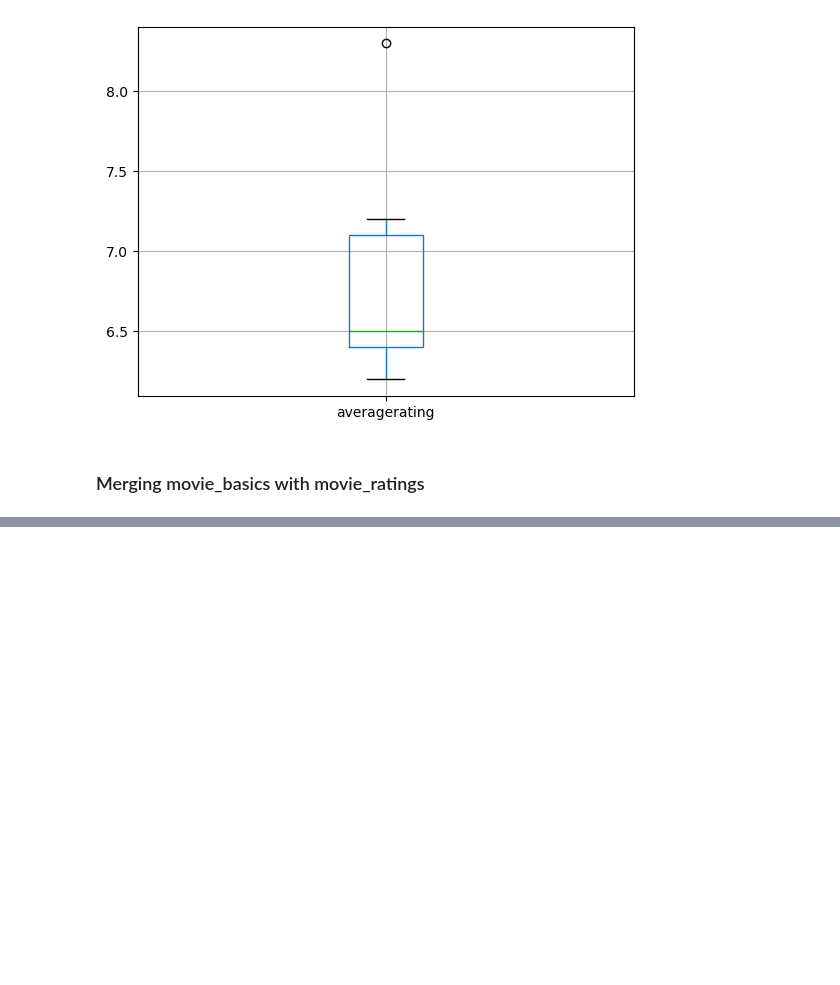
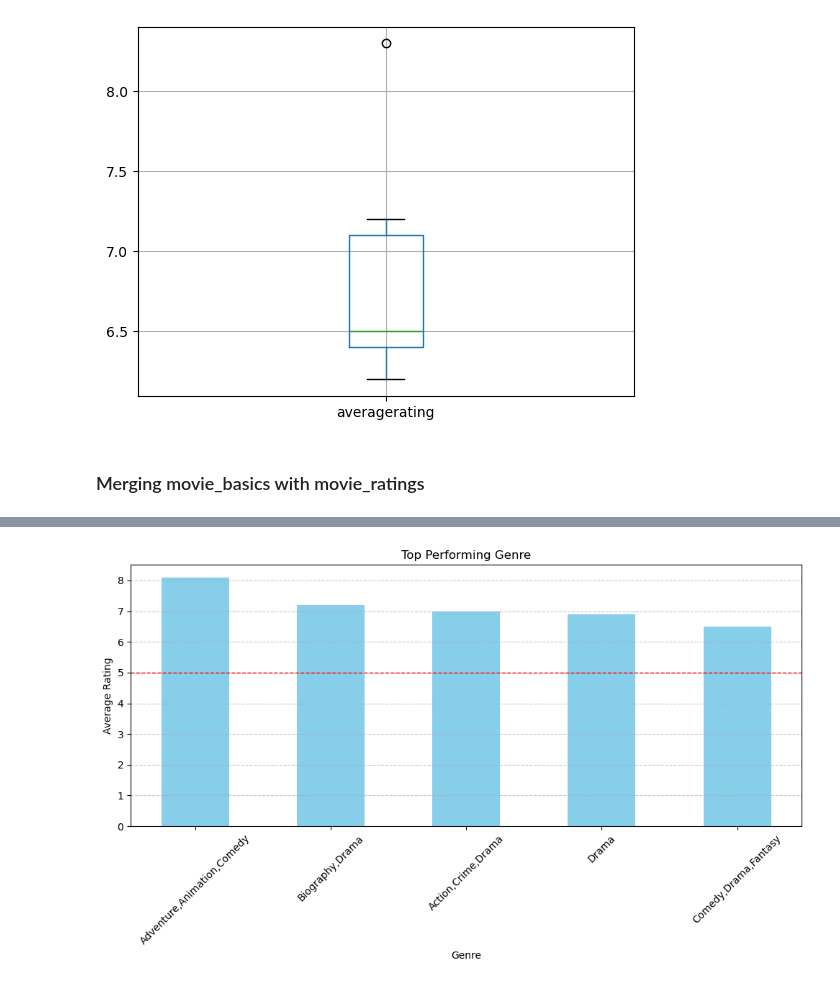
Before and after one commit to juliettmwaura/dsc-phase-1-project-v2-4, a Jupyter notebook: student.ipynb, the cells around one changed output, grey strips where cells are left out. Cells and saved outputs as stored; diff of their text form; code cells hidden in the pictures; blank space fills up the shorter version.

```diff
--- a/student.ipynb
+++ b/student.ipynb
@@ -508,0 +509,5 @@ dfbt.head
+# %%
+#finding the top 5 most performing genre
+movie_genre = dfbt.groupby('genres')['averagerating'].median().sort_values(ascending=False)
+mv_genre = movie_genre.head()
+mv_genre
@@ -508,0 +522,30 @@ dfbt.head
+# %%
+# Sample data
+genres = ['Adventure,Animation,Comedy', 'Biography,Drama', 'Action,Crime,Drama', 'Drama', 'Comedy,Drama,Fantasy']
+ratings = mv_genre
+
+# Create bar plot
+plt.figure(figsize=(10, 6))
+plt.bar(genres, ratings, color='skyblue', width = 0.5)
+
+# Title and labels
+plt.title('Top Performing Genre')
+plt.xlabel('Genre')
+plt.ylabel('Average Rating')
+
+# Adding grid lines
+plt.grid(axis='y', linestyle='--', alpha=0.7)
+
+# Rotating x-axis labels
+plt.xticks(rotation=45)
+
+# Adding horizontal line at average rating 5 for reference
+plt.axhline(y=5, color='red', linestyle='--', linewidth=1)
+
+# Adjusting layout
+plt.tight_layout()
+
+# Show plot
+plt.show()
+# %% [output]
+[figure, added]
```
Also changed, not shown: parts of 6 cells of this notebook.
